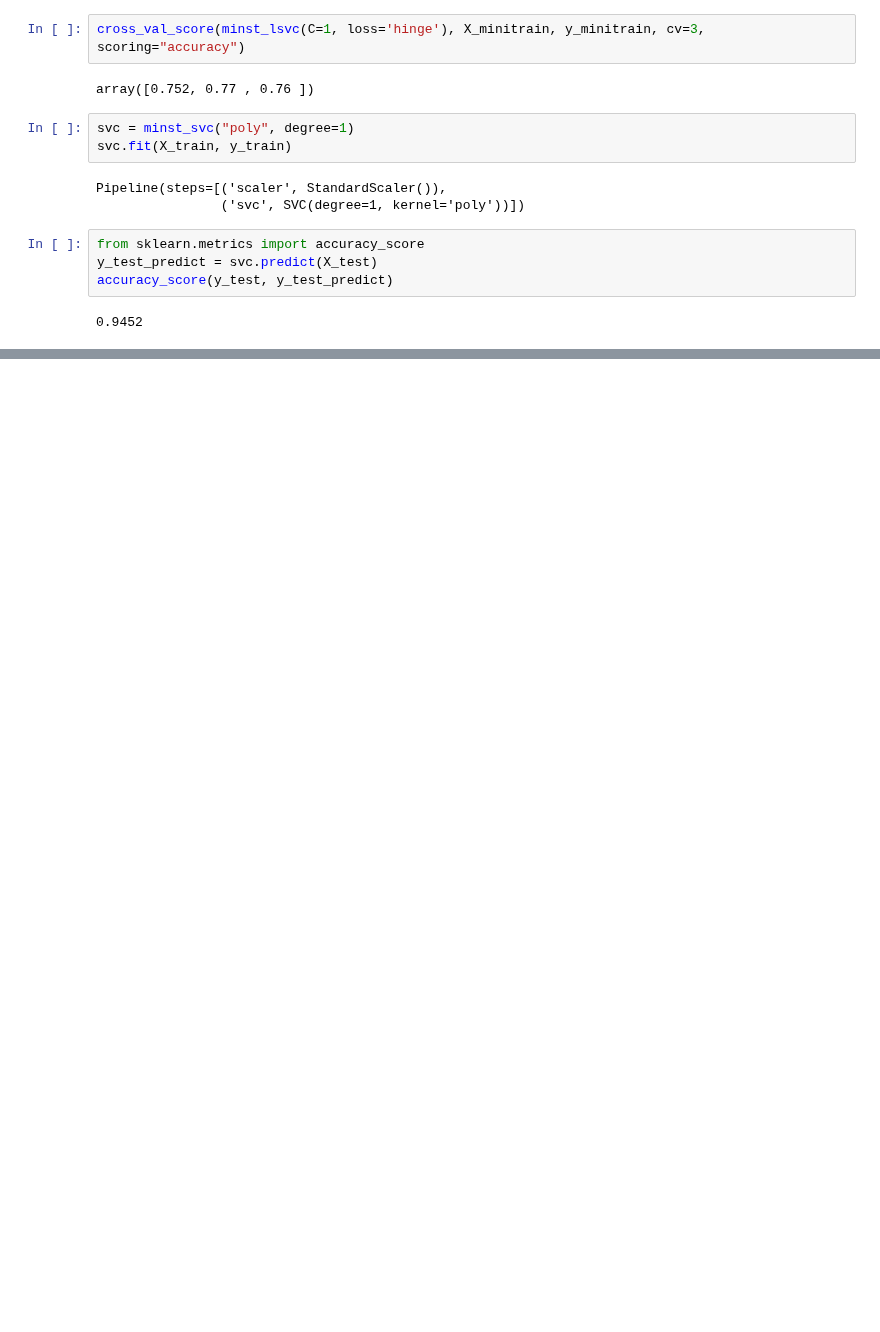
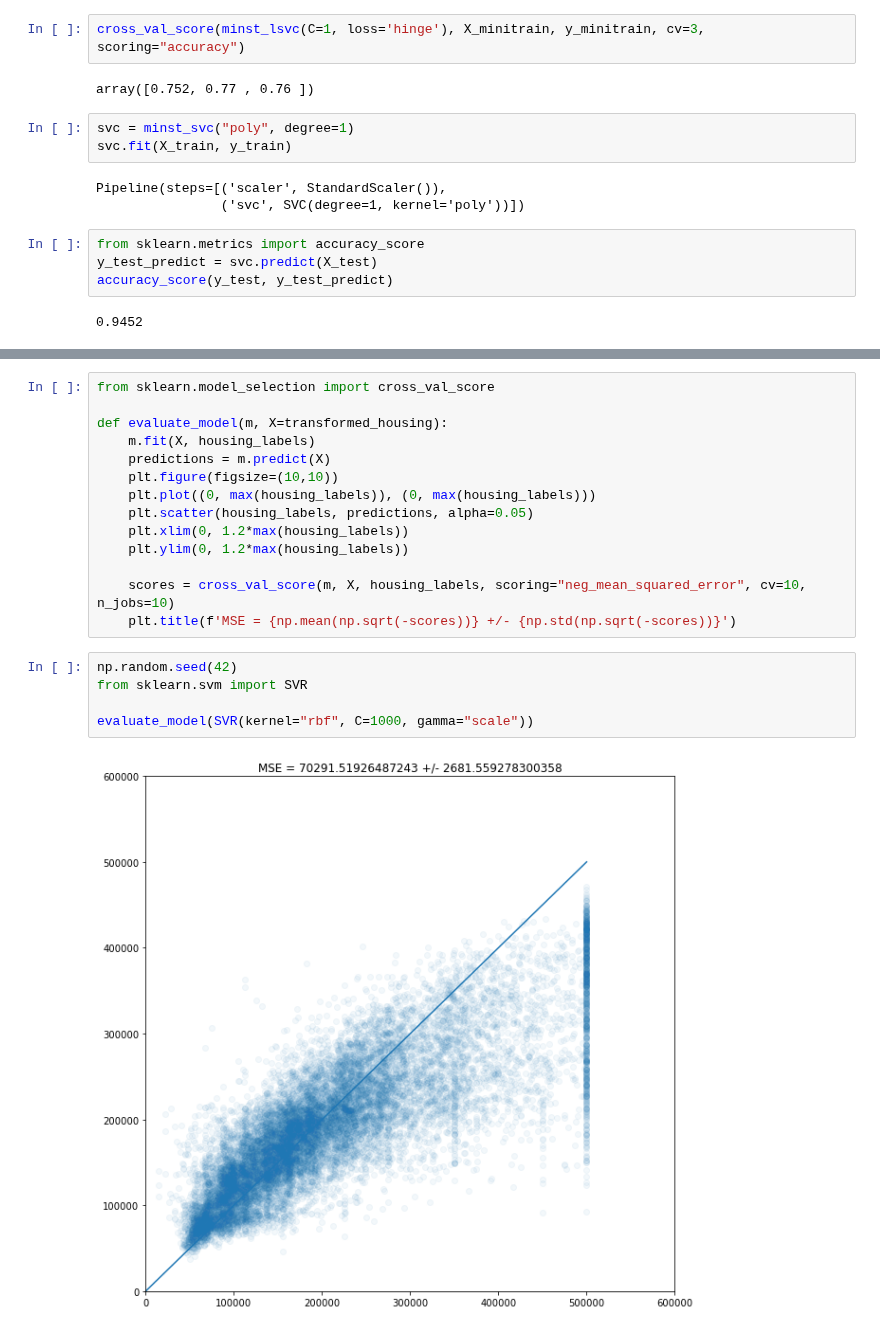
Before and after one commit to kms15/reading_notes, a Jupyter notebook: handsonml2e/handson-ml2-05.ipynb, the cells around one changed output, grey strips where cells are left out. Cells and saved outputs as stored; diff of their text form; blank space fills up the shorter version.

```diff
--- a/handsonml2e/handson-ml2-05.ipynb
+++ b/handsonml2e/handson-ml2-05.ipynb
@@ -348,0 +468,21 @@ accuracy_score(y_test, y_test_predict)
+# %%
+from sklearn.model_selection import cross_val_score
+
+def evaluate_model(m, X=transformed_housing):
+    m.fit(X, housing_labels)
+    predictions = m.predict(X)
+    plt.figure(figsize=(10,10))
+    plt.plot((0, max(housing_labels)), (0, max(housing_labels)))
+    plt.scatter(housing_labels, predictions, alpha=0.05)
+    plt.xlim(0, 1.2*max(housing_labels))
+    plt.ylim(0, 1.2*max(housing_labels))
+
+    scores = cross_val_score(m, X, housing_labels, scoring="neg_mean_squared_error", cv=10, n_jobs=10)
+    plt.title(f'MSE = {np.mean(np.sqrt(-scores))} +/- {np.std(np.sqrt(-scores))}')
+# %%
+np.random.seed(42)
+from sklearn.svm import SVR
+
+evaluate_model(SVR(kernel="rbf", C=1000, gamma="scale"))
+# %% [output]
+[figure, added]
```
Also changed, not shown: parts of 6 cells of this notebook.
